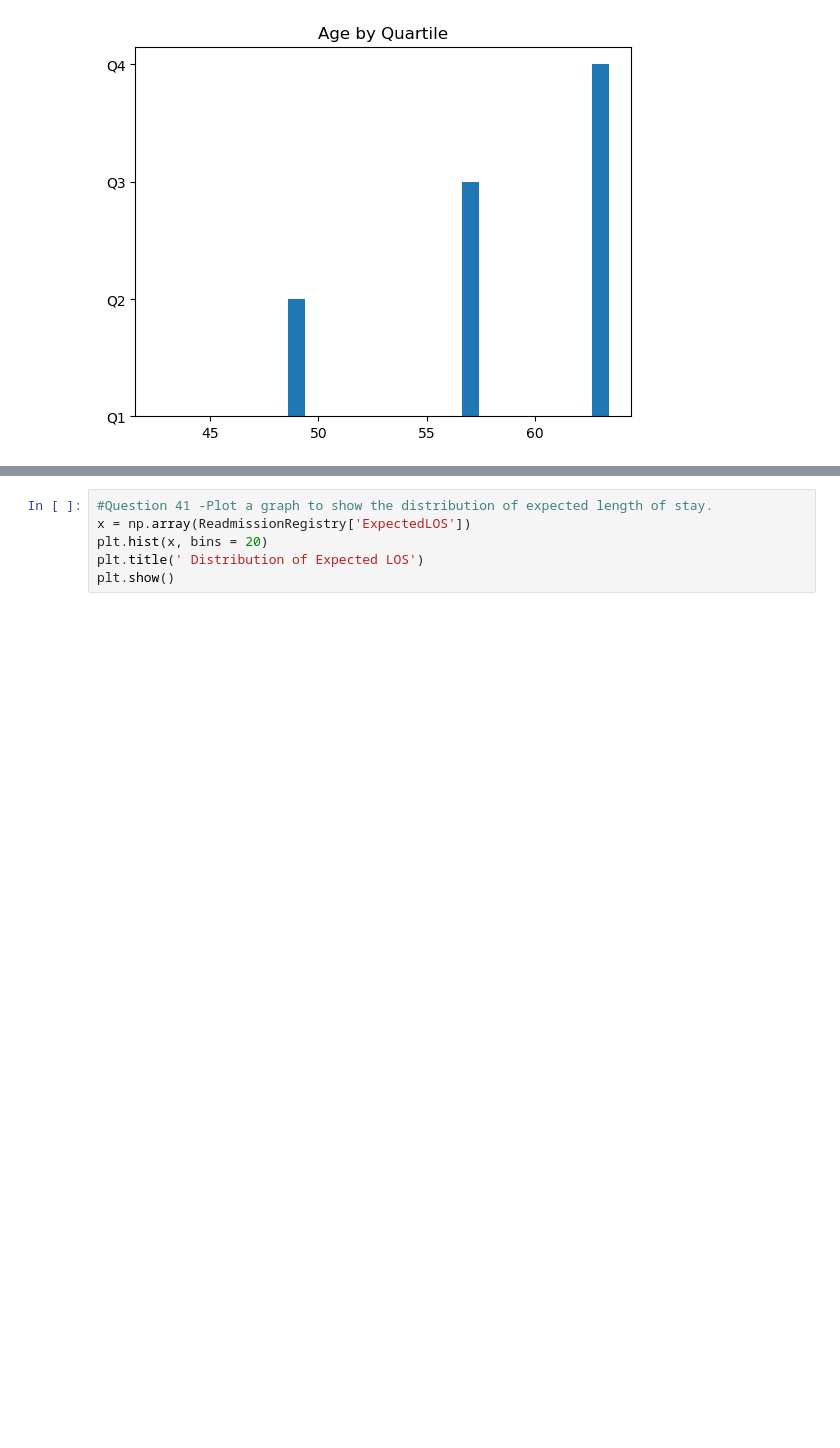
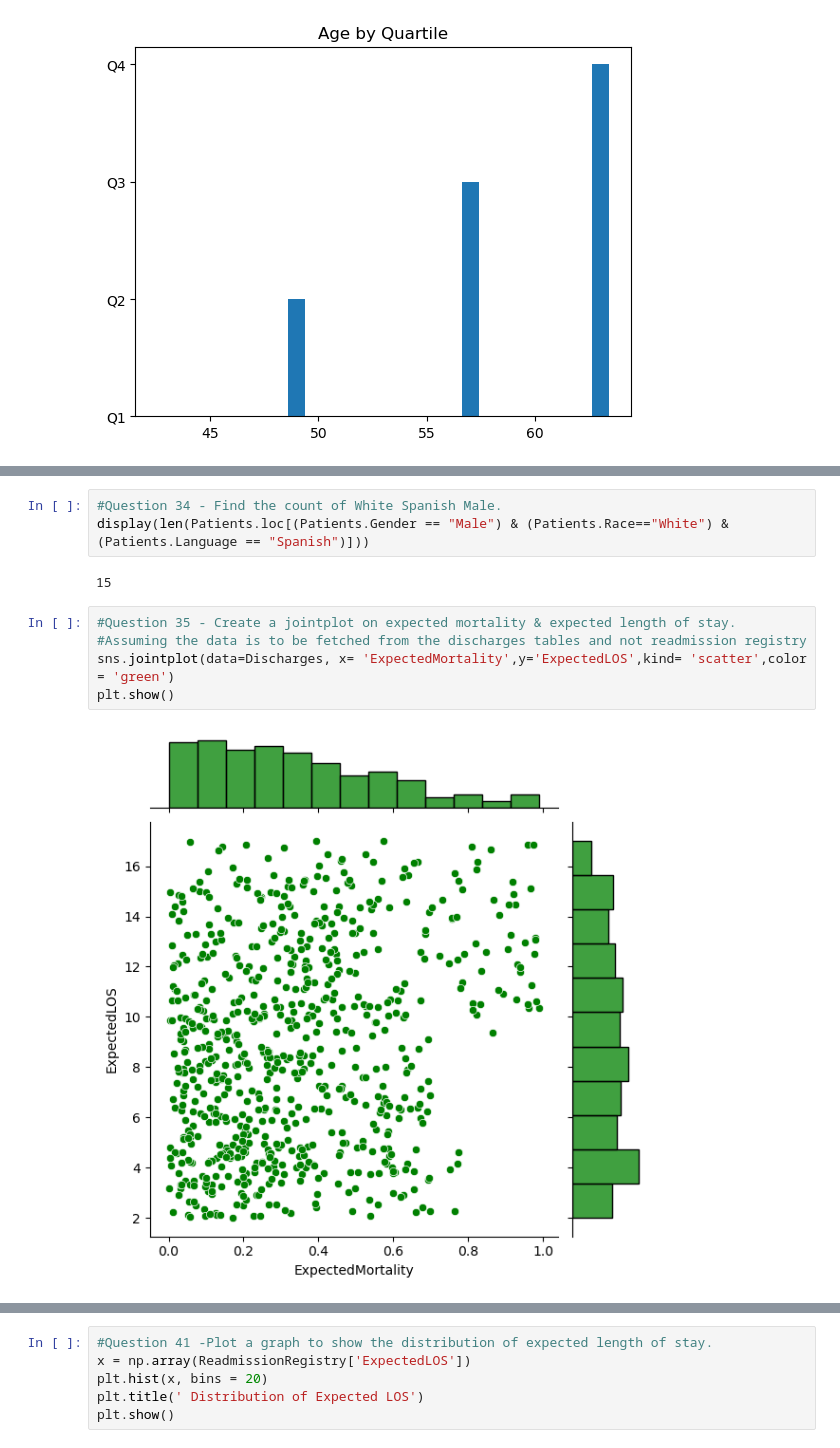
Before and after one commit to akilarvn/Python-Hackathon, a Jupyter notebook: DataEagles_FinalQuestions.ipynb, the cells around one changed output, grey strips where cells are left out. Drawn from its saved outputs; the diff is of its cells as text; blank space fills up the shorter version.

```diff
--- a/DataEagles_FinalQuestions.ipynb
+++ b/DataEagles_FinalQuestions.ipynb
@@ -172,0 +204,12 @@ plt.show()
+# %%
+#Question 34 - Find the count of White Spanish Male.
+display(len(Patients.loc[(Patients.Gender == "Male") & (Patients.Race=="White") & (Patients.Language == "Spanish")]))
+# %% [output]
+15
+# %%
+#Question 35 - Create a jointplot on expected mortality & expected length of stay.
+#Assuming the data is to be fetched from the discharges tables and not readmission registry
+sns.jointplot(data=Discharges, x= 'ExpectedMortality',y='ExpectedLOS',kind= 'scatter',color = 'green')
+plt.show()
+# %% [output]
+[figure, added]
```
Also changed, not shown: parts of 8 cells of this notebook.
